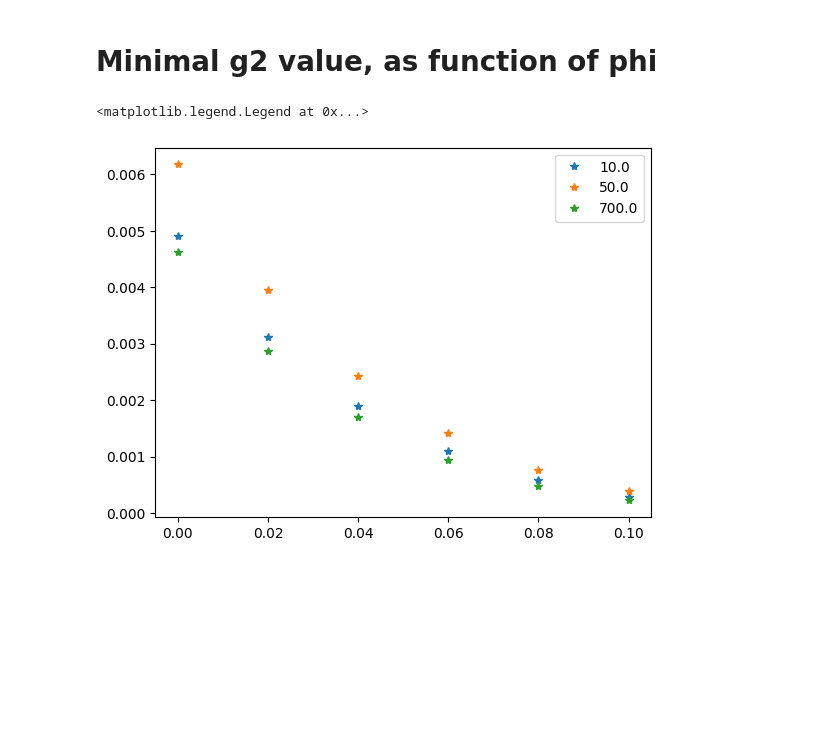
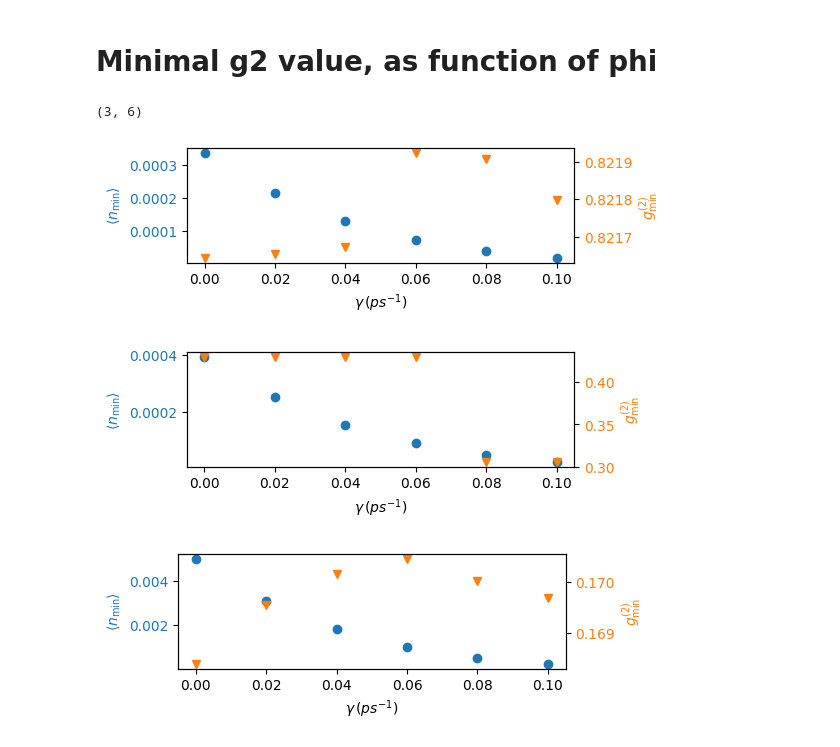
Before and after one commit to HewlettPackard/tensor-circuit-torch, a Jupyter notebook: MPDO_circuit/experiments/g2_experiment/analyze.ipynb, the cells around one changed output. Drawn from its saved outputs; the diff is of its cells as text; code cells hidden in the pictures; blank space fills up the shorter version.

```diff
--- a/MPDO_circuit/experiments/g2_experiment/analyze.ipynb
+++ b/MPDO_circuit/experiments/g2_experiment/analyze.ipynb
@@ -83,12 +120,32 @@ for ih, hg in enumerate(list_hg):
         g2_min_arg = g2_min_arg_phi[np.argmin(g2_min_phi)]
 
         n_g2_min[ih,ig] = d[hg][gamma][phi]['ns'][g2_min_arg]
+# %%
+g2_min.shape
+# %% [output]
+(3, 6)
 # %%
-plt.plot(list_gamma, n_g2_min[:].T, '*')
-plt.legend(list_hg)
+
+for i, hg in enumerate(list_hg):
+    fig, ax1 = plt.subplots(figsize=(5,1.5))
+
+    # left y-axis (blue)
+    ax1.plot(list_gamma, n_g2_min[i], "o", color="tab:blue")
+    ax1.set_xlabel(r"$\gamma\, (ps^{-1})$")
+    ax1.set_ylabel(r"$\langle n_\mathrm{min} \rangle$", color="tab:blue")
+    ax1.tick_params(axis="y", labelcolor="tab:blue")
+
+    # right y-axis (orange)
+    ax2 = ax1.twinx()
+    ax2.plot(list_gamma, g2_min[i], "v", color="tab:orange")
+    ax2.set_ylabel(r"$g^{(2)}_\text{min}$", color="tab:orange")
+    ax2.tick_params(axis="y", labelcolor="tab:orange")
+
+    plt.show()
 # %% [output]
-<matplotlib.legend.Legend at 0x...>
-[figure, old version]
+[figure, new version]
+[figure, added]
+[figure, added]
 # %%
 np.min([np.nanmin(d[700][0.0][phi]['g2s']) for phi in list_phi])
 # %% [output]
```
Also changed, not shown: parts of 5 cells of this notebook, 8 other files.
